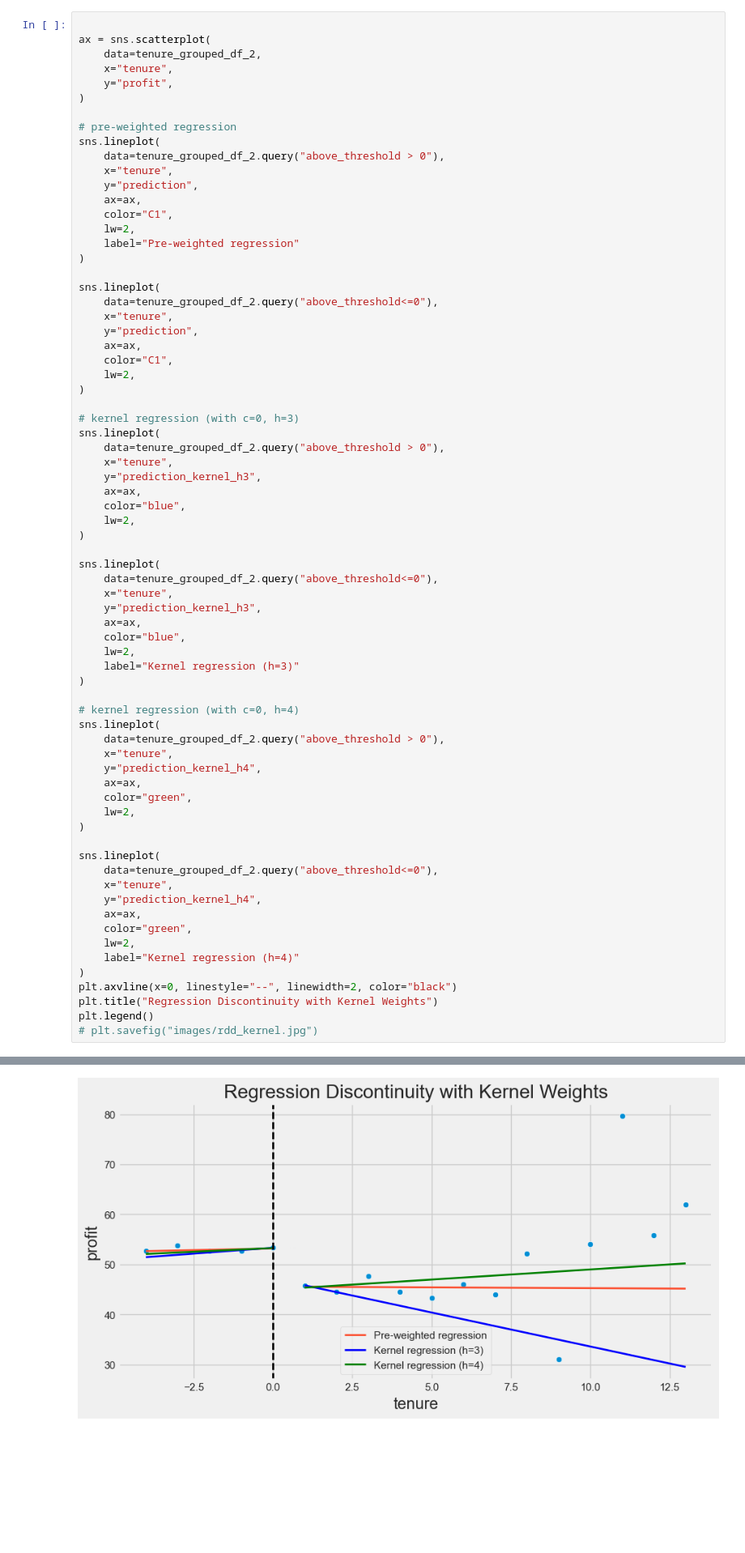
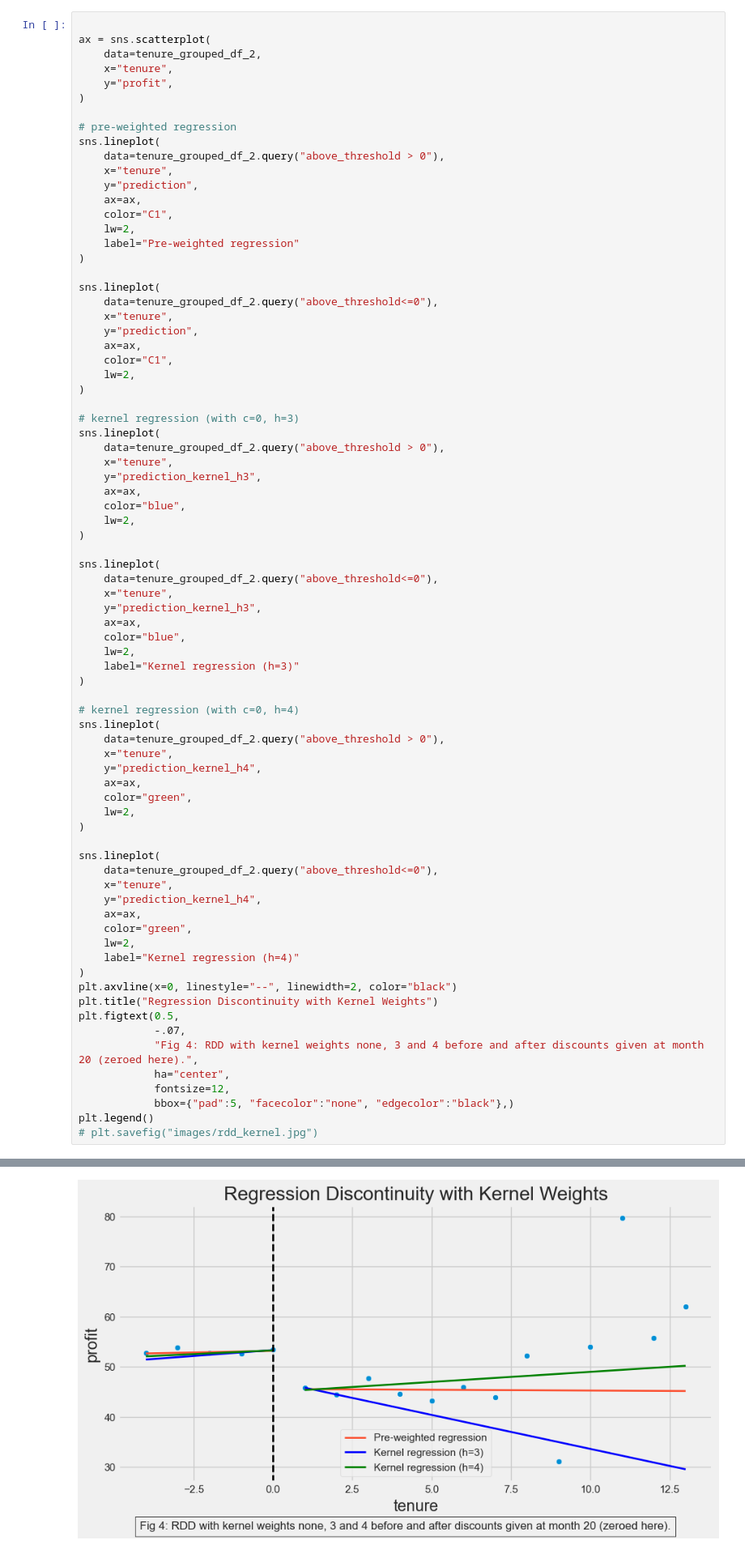
Before and after one commit to GregoryTomy/causal-inference, a Jupyter notebook: 2_rdd.ipynb, the cells around one changed output, grey strips where cells are left out. Shown at 81% size. Saved outputs shown, nothing was run; the diff lists cells and outputs as text; blank space fills up the shorter version.

```diff
--- a/2_rdd.ipynb
+++ b/2_rdd.ipynb
@@ -470,6 +470,12 @@ sns.lineplot(
 )
 plt.axvline(x=0, linestyle="--", linewidth=2, color="black")
 plt.title("Regression Discontinuity with Kernel Weights")
+plt.figtext(0.5,
+            -.07,
+            "Fig 4: RDD with kernel weights none, 3 and 4 before and after discounts given at month 20 (zeroed here).",
+            ha="center",
+            fontsize=12,
+            bbox={"pad":5, "facecolor":"none", "edgecolor":"black"},)
 plt.legend()
 # plt.savefig("images/rdd_kernel.jpg")
 # %% [output]
@@ -476,3 +483,3 @@ plt.legend()
-[figure, old version]
+[figure, new version]
 # %% [markdown]
 Playing with the width parameter of the kernel can change the regression line by a lot. The lower the width, the less we consider points far from the threshold.
```
Also changed, not shown: parts of 1 cell of this notebook, 14 other files.
